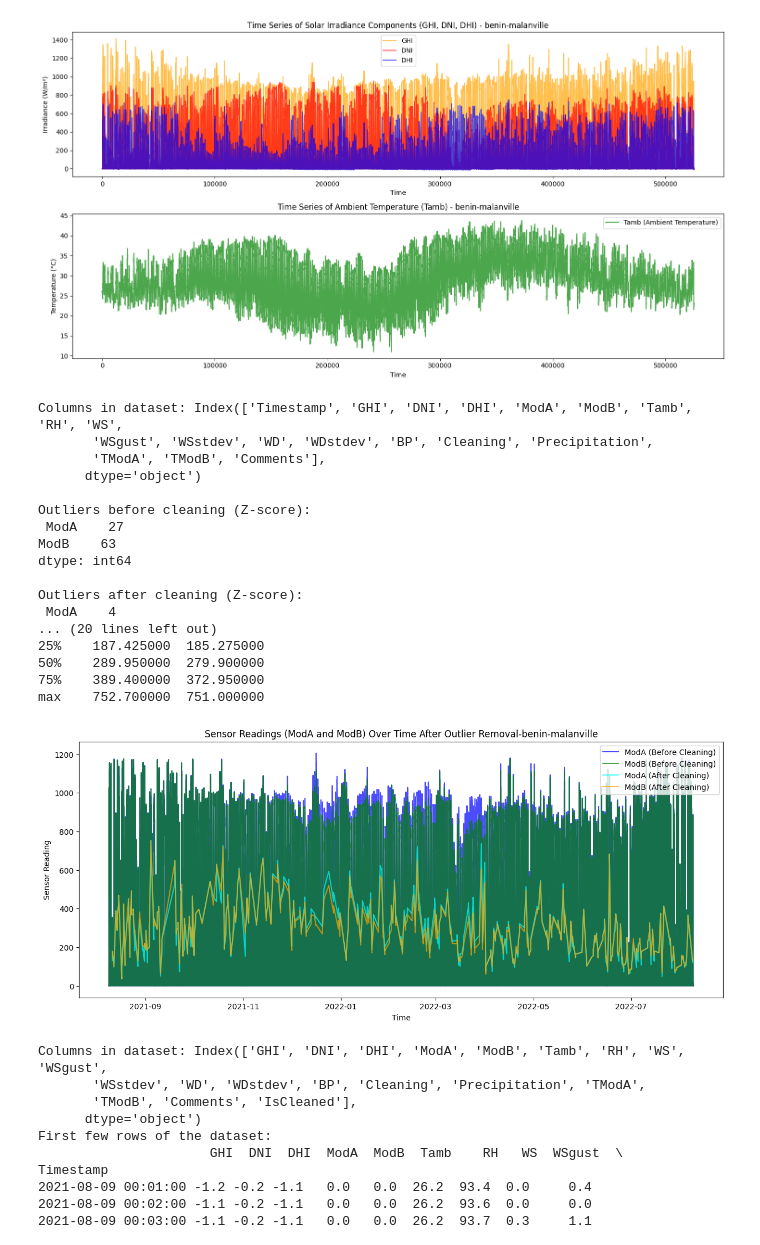
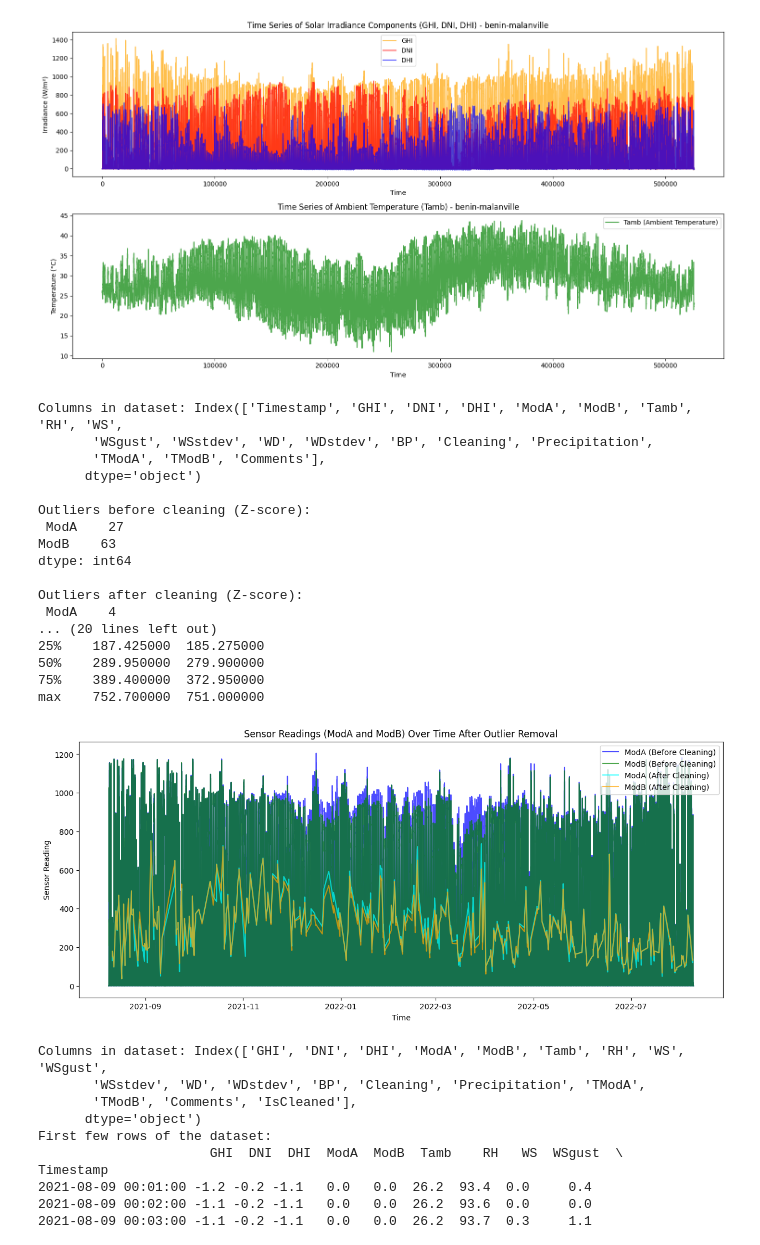
Before and after one commit to Ethel-Star/W01Test01Eth, a Jupyter notebook: notebooks/EtEDA.ipynb, the cells around one changed output. Drawn from its saved outputs; the diff is of its cells as text; code cells hidden in the pictures.

```diff
--- a/notebooks/EtEDA.ipynb
+++ b/notebooks/EtEDA.ipynb
@@ -154,35 +154,35 @@ print("\nSummary statistics after cleaning (after outlier removal):\n", after_st
 # Visualize the cleaned data (after removing outliers)
 plo.figure(figsize=(15, 6))
 
 plo.plot(before_cleaning_cleaned.index, before_cleaning_cleaned['ModA'], label='ModA (Before Cleaning)', color='blue', alpha=0.7)
 plo.plot(before_cleaning_cleaned.index, before_cleaning_cleaned['ModB'], label='ModB (Before Cleaning)', color='green', alpha=0.7)
 plo.plot(after_cleaning_cleaned.index, after_cleaning_cleaned['ModA'], label='ModA (After Cleaning)', color='cyan', alpha=0.7)
 plo.plot(after_cleaning_cleaned.index, after_cleaning_cleaned['ModB'], label='ModB (After Cleaning)', color='orange', alpha=0.7)
 
-plo.title('Sensor Readings (ModA and ModB) Over Time After Outlier Removal-benin-malanville')
+plo.title('Sensor Readings (ModA and ModB) Over Time After Outlier Removal')
 plo.xlabel('Time')
 plo.ylabel('Sensor Reading')
 plo.legend()
 plo.show()
 # %% [output]
 Columns in dataset: Index(['Timestamp', 'GHI', 'DNI', 'DHI', 'ModA', 'ModB', 'Tamb', 'RH', 'WS',
        'WSgust', 'WSstdev', 'WD', 'WDstdev', 'BP', 'Cleaning', 'Precipitation',
        'TModA', 'TModB', 'Comments'],
       dtype='object')
 
 Outliers before cleaning (Z-score):
  ModA    27
 ModB    63
 dtype: int64
 
 Outliers after cleaning (Z-score):
  ModA    4
 ... (20 lines left out)
 25%    187.425000  185.275000
 50%    289.950000  279.900000
 75%    389.400000  372.950000
 max    752.700000  751.000000
-[figure, old version]
+[figure, new version]
 # %%
 # Correlation analysis
 print("Columns in dataset:", dt_ben.columns)
```
Also changed, not shown: parts of 1 cell of this notebook.
